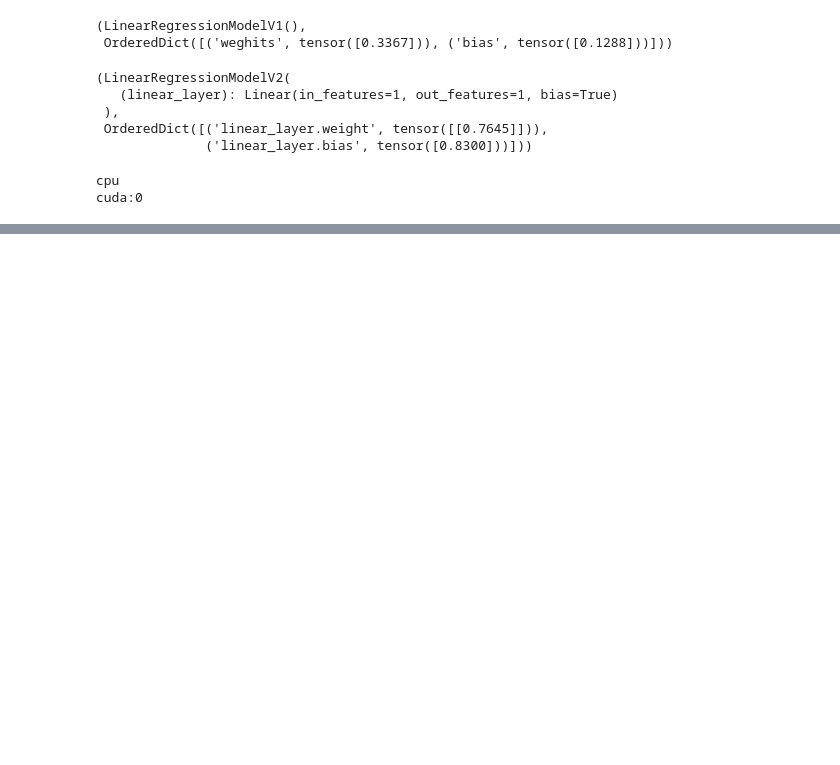
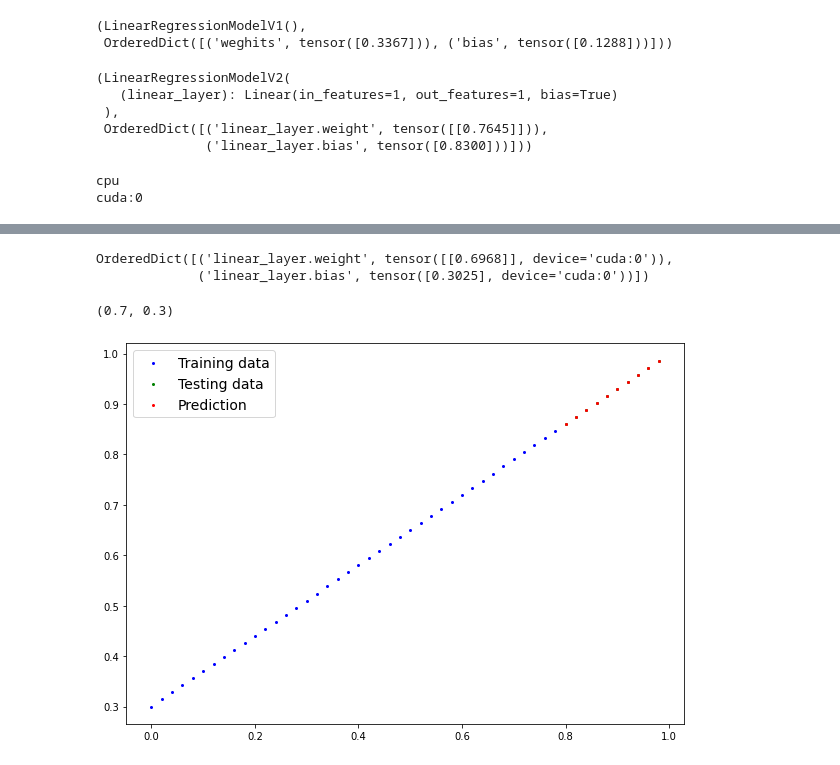
Before and after one commit to zahra-sharifzadeh/pytorch, a Jupyter notebook: 01_pytorch_workflow_Putting_Together.ipynb, the cells around one changed output, grey strips where cells are left out. Cells and saved outputs as stored; diff of their text form; code cells hidden in the pictures; blank space fills up the shorter version.

```diff
--- a/01_pytorch_workflow_Putting_Together.ipynb
+++ b/01_pytorch_workflow_Putting_Together.ipynb
@@ -180,0 +192,43 @@ cuda:0
+# %%
+### Training
+
+torch.manual_seed(42)
+
+epochs = 200
+
+# Put data on targert device
+X_train, y_train = X_train.to(device) , y_train.to(device)
+X_test, y_test = X_test.to(device) ,  y_test.to(device)
+
+
+for epoch in range(epochs):
+
+  model_1.train()
+
+  # 1.Forward path
+  y_train_pred = model_1(X_train)
+
+  # 2.Calculate the loss
+  loss_train = loss_fn(y_train_pred, y_train)
+
+  # 3.Optimizer zero grad
+  optimizer.zero_grad()
+
+  # 4. Backpropagation
+  loss_train.backward()
+
+  # 5.optimize the model
+  optimizer.step()
+
+### Testing
+  model_1.eval()
+
+  with torch.inference_mode():
+
+    test_pred = model_1(X_test)
+
+    test_loss = loss_fn(test_pred, y_test)
+
+    # print out result
+    if epoch % 10 ==0:
+      print(f"Epoch: {epoch} | Trian_Loss: {loss_train} | Test_Loss: {test_loss}")
@@ -180,0 +256,13 @@ cuda:0
+# %%
+model_1.state_dict()
+# %% [output]
+OrderedDict([('linear_layer.weight', tensor([[0.6968]], device='cuda:0')),
+             ('linear_layer.bias', tensor([0.3025], device='cuda:0'))])
+# %%
+weight, bias
+# %% [output]
+(0.7, 0.3)
+# %%
+plot_prediction(predictions=test_pred.cpu())
+# %% [output]
+[figure, added]
```
Also changed, not shown: parts of 6 cells of this notebook.
